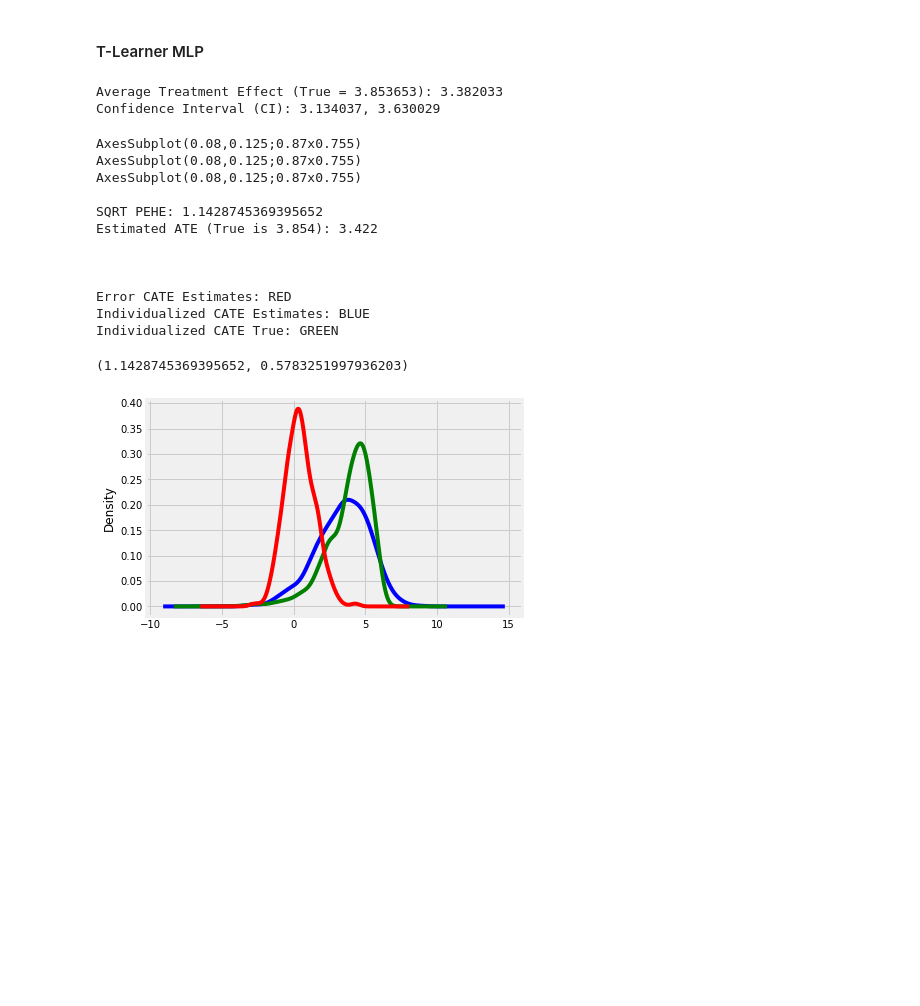
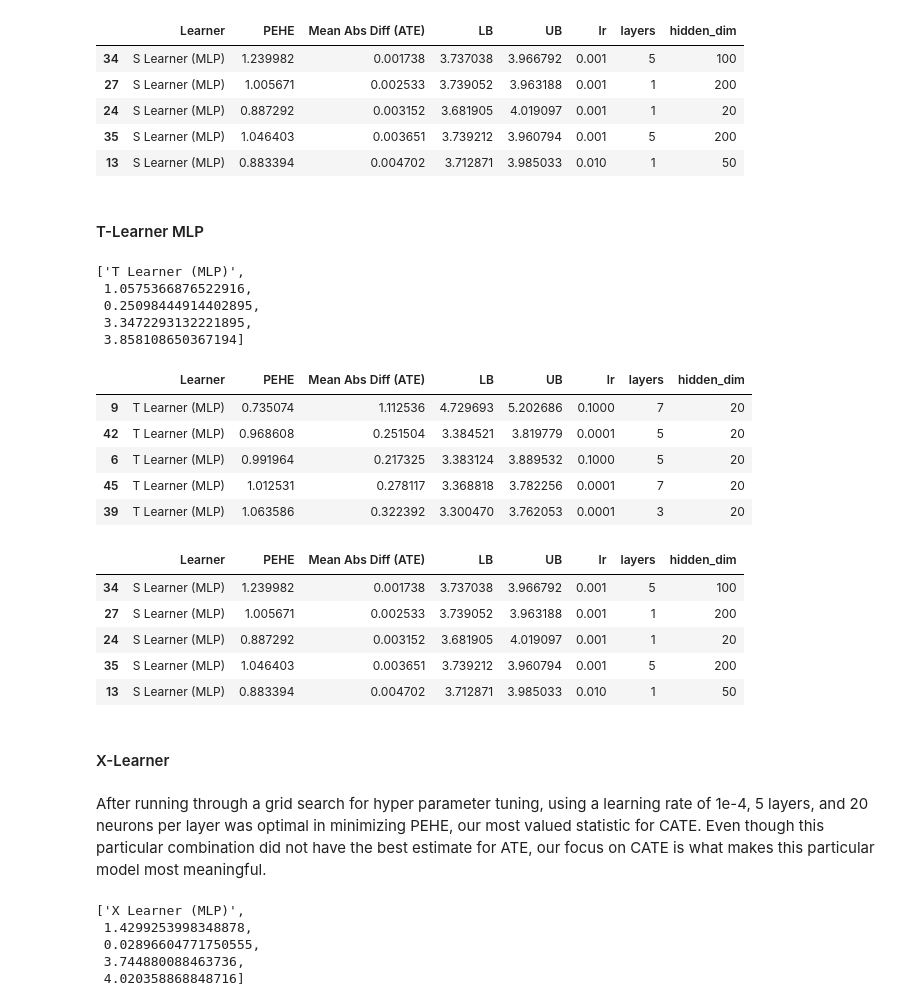
Before and after one commit to isaacdsloan/meta_learners, a Jupyter notebook: ihdp_uber.ipynb, the cells around one changed output. Cells and saved outputs as stored; diff of their text form; code cells hidden in the pictures; blank space fills up the shorter version.

```diff
--- a/ihdp_uber.ipynb
+++ b/ihdp_uber.ipynb
@@ -84,29 +93,28 @@ Individualized CATE True: GREEN
+# %%
+hyper_results_s_mlp.sort_values(by='Mean Abs Diff (ATE)').head(5)
+# %% [output]
+|  | Learner | PEHE | Mean Abs Diff (ATE) | LB | UB | lr | layers | hidden_dim |
+| 34 | S Learner (MLP) | 1.239982 | 0.001738 | 3.737038 | 3.966792 | 0.001 | 5 | 100 |
+| 27 | S Learner (MLP) | 1.005671 | 0.002533 | 3.739052 | 3.963188 | 0.001 | 1 | 200 |
+| 24 | S Learner (MLP) | 0.887292 | 0.003152 | 3.681905 | 4.019097 | 0.001 | 1 | 20 |
+| 35 | S Learner (MLP) | 1.046403 | 0.003651 | 3.739212 | 3.960794 | 0.001 | 5 | 200 |
+| 13 | S Learner (MLP) | 0.883394 | 0.004702 | 3.712871 | 3.985033 | 0.010 | 1 | 50 |
 # %% [markdown]
 #### T-Learner MLP
 # %%
-t_mlp = MLPTRegressor()
+# lr=0.1000,layer=7, neurons=20
+layer = [20 for i in np.arange(10)]
+t_mlp = BaseTLearner(learner=MLPRegressor(hidden_layer_sizes=layer, learning_rate_init=1e-5, batch_size=64, max_iter=3000))
 
-ate, lb, ub = t_mlp.estimate_ate(X, z, y)
-print("Average Treatment Effect (True = %2f): %2f" % (np.average(data['mu_1']-data['mu_0']), ate))
-print("Confidence Interval (CI): %2f, %2f " % (lb, ub))
+cate_t_mlp_outcome, tlearner_mlp_results = get_metrics("T Learner (MLP)", t_mlp)
+tlearner_mlp_results
+
+# ate, lb, ub = t_mlp.estimate_ate(X, z, y)
+# print("Average Treatment Effect (True = %2f): %2f" % (np.average(data['mu_1']-data['mu_0']), ate))
+# print("Confidence Interval (CI): %2f, %2f " % (lb, ub))
 # %% [output]
-Average Treatment Effect (True = 3.853653): 3.382033
-Confidence Interval (CI): 3.134037, 3.630029
+['T Learner (MLP)',
+ 1.0575366876522916,
+ 0.25098444914402895,
+ 3.3472293132221895,
+ 3.858108650367194]
-# %%
-cate_pred = t_mlp.fit_predict(X, z, y)
-plot_cates_uber(cate_pred.reshape(-1), data)
-# %% [output]
-AxesSubplot(0.08,0.125;0.87x0.755)
-AxesSubplot(0.08,0.125;0.87x0.755)
-AxesSubplot(0.08,0.125;0.87x0.755)
-
-SQRT PEHE: 1.1428745369395652
-Estimated ATE (True is 3.854): 3.422
-
-
-
-Error CATE Estimates: RED
-Individualized CATE Estimates: BLUE
-Individualized CATE True: GREEN
-(1.1428745369395652, 0.5783251997936203)
-[figure, removed]
@@ -112,0 +135,24 @@ Individualized CATE True: GREEN
+# %%
+hyper_results_t_mlp = pd.DataFrame(data=t_hyper_data,
+columns= ["Learner", "PEHE", "Mean Abs Diff (ATE)", "LB", "UB", "lr", "layers", "hidden_dim"])
+hyper_results_t_mlp.sort_values(by='PEHE').head(5)
+# %% [output]
+|  | Learner | PEHE | Mean Abs Diff (ATE) | LB | UB | lr | layers | hidden_dim |
+| 9 | T Learner (MLP) | 0.735074 | 1.112536 | 4.729693 | 5.202686 | 0.1000 | 7 | 20 |
+| 42 | T Learner (MLP) | 0.968608 | 0.251504 | 3.384521 | 3.819779 | 0.0001 | 5 | 20 |
+| 6 | T Learner (MLP) | 0.991964 | 0.217325 | 3.383124 | 3.889532 | 0.1000 | 5 | 20 |
+| 45 | T Learner (MLP) | 1.012531 | 0.278117 | 3.368818 | 3.782256 | 0.0001 | 7 | 20 |
+| 39 | T Learner (MLP) | 1.063586 | 0.322392 | 3.300470 | 3.762053 | 0.0001 | 3 | 20 |
+# %%
+hyper_results_t_mlp.sort_values(by='Mean Abs Diff (ATE)').head(5)
+# %% [output]
+|  | Learner | PEHE | Mean Abs Diff (ATE) | LB | UB | lr | layers | hidden_dim |
+| 34 | S Learner (MLP) | 1.239982 | 0.001738 | 3.737038 | 3.966792 | 0.001 | 5 | 100 |
+| 27 | S Learner (MLP) | 1.005671 | 0.002533 | 3.739052 | 3.963188 | 0.001 | 1 | 200 |
+| 24 | S Learner (MLP) | 0.887292 | 0.003152 | 3.681905 | 4.019097 | 0.001 | 1 | 20 |
+| 35 | S Learner (MLP) | 1.046403 | 0.003651 | 3.739212 | 3.960794 | 0.001 | 5 | 200 |
+| 13 | S Learner (MLP) | 0.883394 | 0.004702 | 3.712871 | 3.985033 | 0.010 | 1 | 50 |
+# %% [markdown]
+#### X-Learner
+# %% [markdown]
+After running through a grid search for hyper parameter tuning, using a learning rate of 1e-4, 5 layers, and 20 neurons per layer was optimal in minimizing PEHE, our most valued statistic for CATE. Even though this particular combination did not have the best estimate for ATE, our focus on CATE is what makes this particular model most meaningful.
@@ -112,0 +163,8 @@ Individualized CATE True: GREEN
+# %%
+xlearner_mlp_results
+# %% [output]
+['X Learner (MLP)',
+ 1.4299253998348878,
+ 0.02896604771750555,
+ 3.744880088463736,
+ 4.020358868848716]
```
Also changed, not shown: parts of 24 cells of this notebook.
